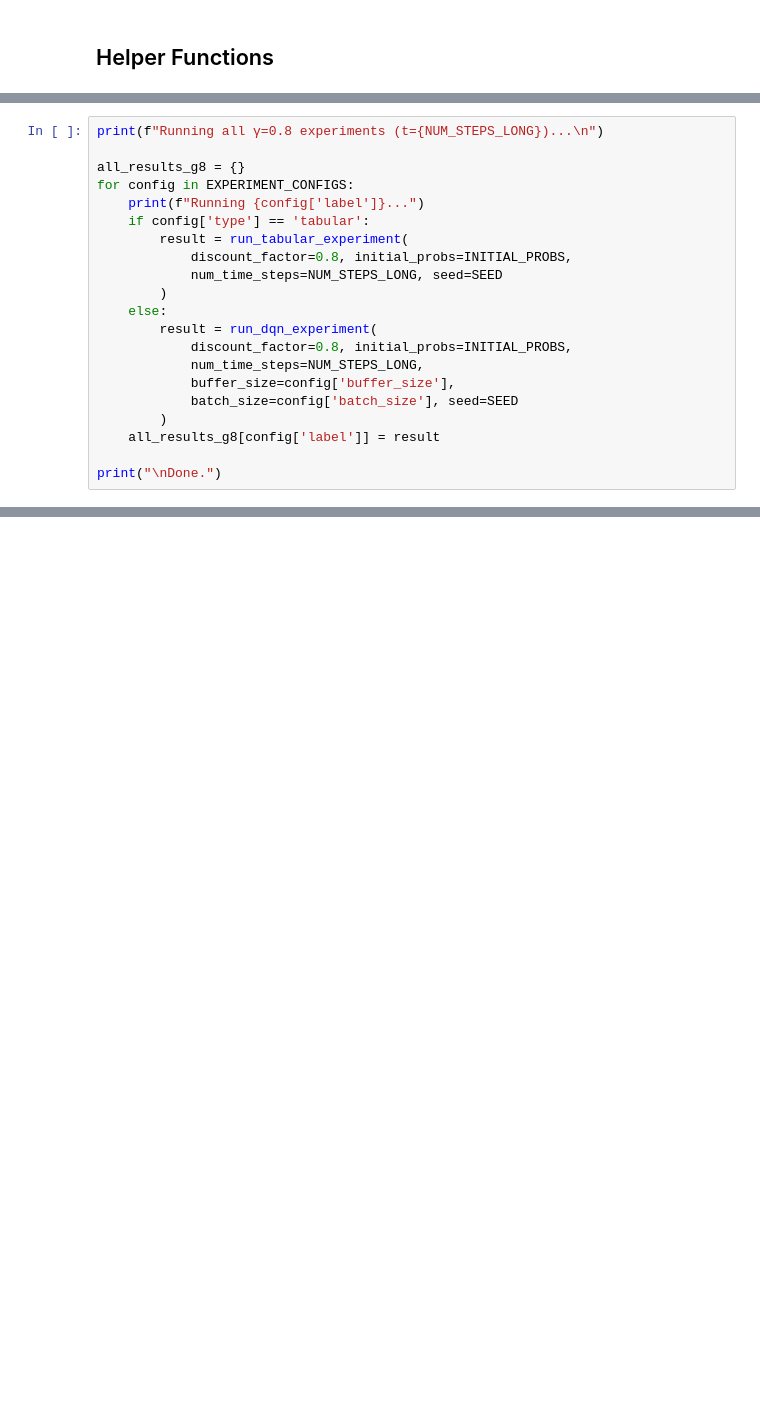
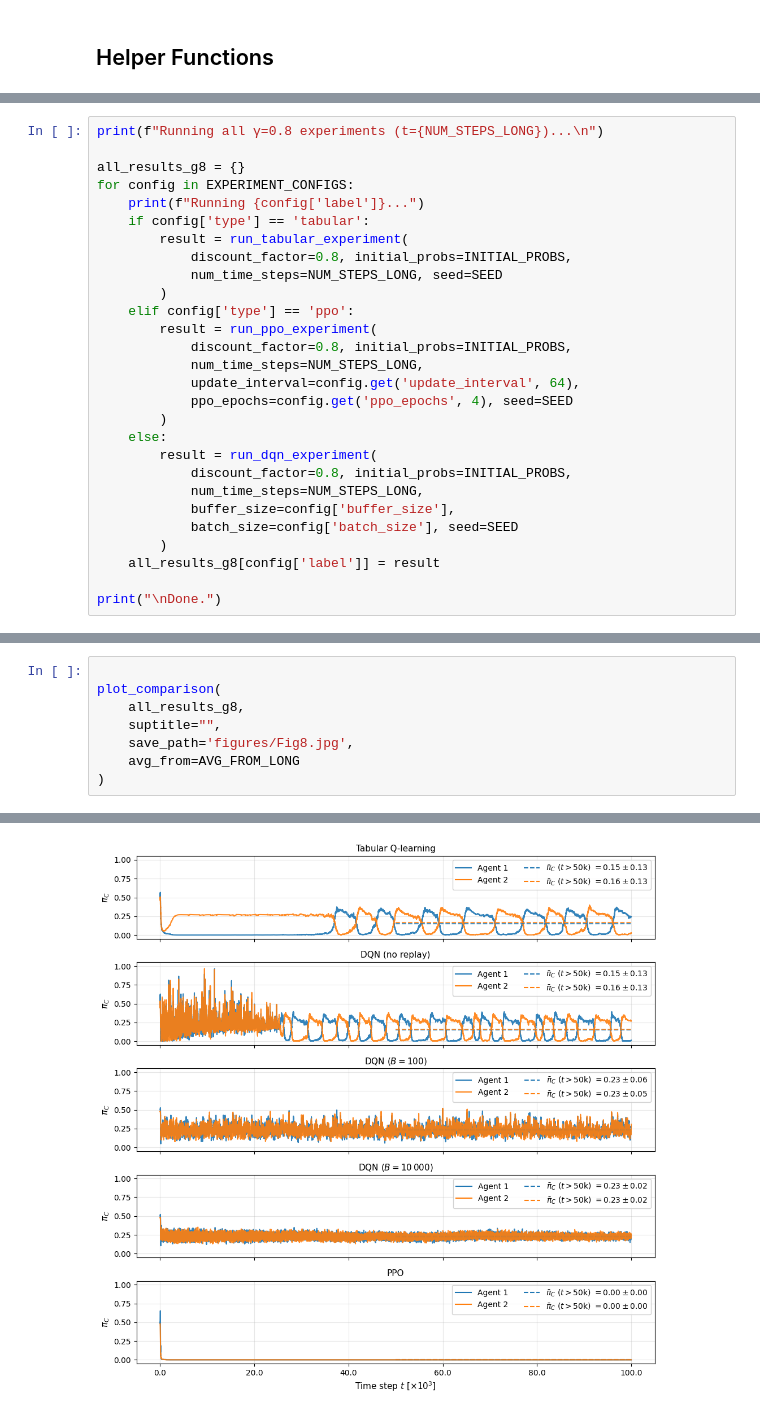
Before and after one commit to golldavid/PaperCompanion_DetModelMAQL, a Jupyter notebook: deepRL_extension/experiment.ipynb, the cells around one changed output, grey strips where cells are left out. Drawn from its saved outputs; the diff is of its cells as text; blank space fills up the shorter version.

```diff
--- a/deepRL_extension/experiment.ipynb
+++ b/deepRL_extension/experiment.ipynb
@@ -329,6 +407,13 @@ for config in EXPERIMENT_CONFIGS:
             discount_factor=0.8, initial_probs=INITIAL_PROBS,
             num_time_steps=NUM_STEPS_LONG, seed=SEED
         )
+    elif config['type'] == 'ppo':
+        result = run_ppo_experiment(
+            discount_factor=0.8, initial_probs=INITIAL_PROBS,
+            num_time_steps=NUM_STEPS_LONG,
+            update_interval=config.get('update_interval', 64),
+            ppo_epochs=config.get('ppo_epochs', 4), seed=SEED
+        )
     else:
         result = run_dqn_experiment(
             discount_factor=0.8, initial_probs=INITIAL_PROBS,
@@ -360,0 +437,9 @@ Saved to figures/comparison_gamma_0.8.png
+# %%
+
+plot_comparison(
+    all_results_g8,
+    suptitle="",
+    save_path='figures/Fig8.jpg',
+    avg_from=AVG_FROM_LONG
+)
+# %% [output]
@@ -361,2 +447,3 @@ Saved to figures/comparison_gamma_0.8.png
+[figure, added]
 # %%
 # Statistics table
```
Also changed, not shown: parts of 17 cells of this notebook, 1 other file.
